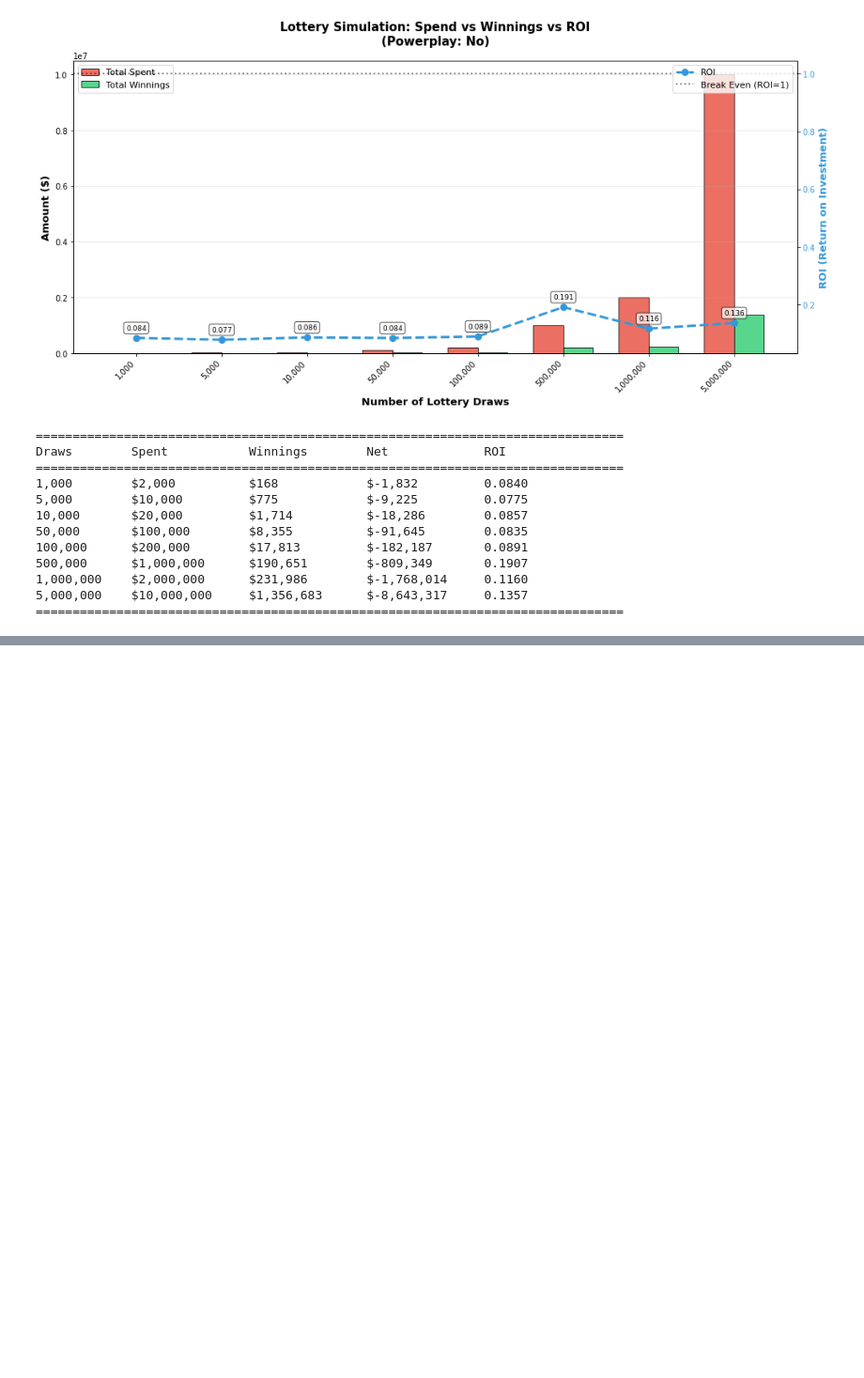
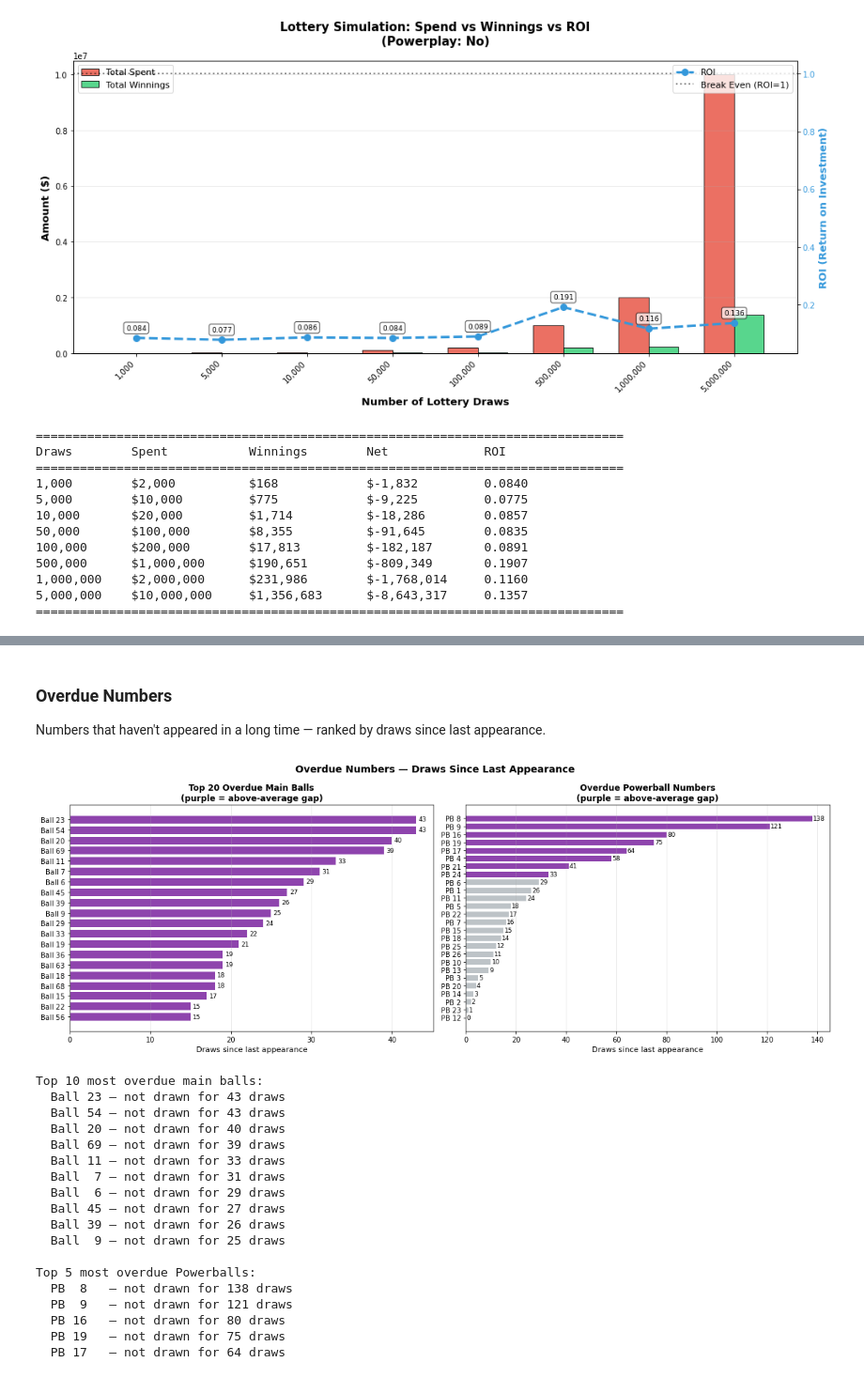
Before and after one commit to juileebhosale/Lottery_Simulator, a Jupyter notebook: Lottery Simulator.ipynb, the cells around one changed output, grey strips where cells are left out. Shown at 94% size. Drawn from its saved outputs; the diff is of its cells as text; code cells hidden in the pictures; blank space fills up the shorter version.

```diff
--- a/Lottery Simulator.ipynb
+++ b/Lottery Simulator.ipynb
@@ -303,0 +463,79 @@ Draws        Spent           Winnings        Net             ROI
+# %% [markdown]
+### Overdue Numbers
+Numbers that haven't appeared in a long time — ranked by draws since last appearance.
+# %%
+total_draws = len(df)
+
+def draws_since_last(ball_cols, pool_size):
+    last_seen = {}
+    for i, row in df.iterrows():
+        for col in ball_cols:
+            last_seen[int(row[col])] = i
+    return {num: (total_draws - 1 - last_seen.get(num, -1)) for num in range(1, pool_size + 1)}
+
+main_overdue = draws_since_last(main_cols, 69)
+pb_overdue   = draws_since_last(['Powerball'], 26)
+
+# Sort by most overdue
+main_overdue_sorted = sorted(main_overdue.items(), key=lambda x: x[1], reverse=True)
+pb_overdue_sorted   = sorted(pb_overdue.items(),   key=lambda x: x[1], reverse=True)
+
+fig, axes = plt.subplots(1, 2, figsize=(16, 6))
+
+# Main balls — top 20 most overdue
+top20_main = main_overdue_sorted[:20]
+nums_m, gaps_m = zip(*top20_main)
+colors_m = ['#8e44ad' if g > np.mean(list(main_overdue.values())) else '#bdc3c7' for g in gaps_m]
+axes[0].barh(range(len(nums_m)), gaps_m, color=colors_m, edgecolor='white')
+axes[0].set_yticks(range(len(nums_m)))
+axes[0].set_yticklabels([f'Ball {n}' for n in nums_m])
+axes[0].invert_yaxis()
+axes[0].set_xlabel('Draws since last appearance', fontsize=11)
+axes[0].set_title('Top 20 Overdue Main Balls\n(purple = above-average gap)', fontsize=12, fontweight='bold')
+axes[0].grid(axis='x', alpha=0.3)
+for i, v in enumerate(gaps_m):
+    axes[0].text(v + 0.3, i, str(v), va='center', fontsize=9)
+
+# Powerball — all 26
+nums_p, gaps_p = zip(*pb_overdue_sorted)
+colors_p = ['#8e44ad' if g > np.mean(list(pb_overdue.values())) else '#bdc3c7' for g in gaps_p]
+axes[1].barh(range(len(nums_p)), gaps_p, color=colors_p, edgecolor='white')
+axes[1].set_yticks(range(len(nums_p)))
+axes[1].set_yticklabels([f'PB {n}' for n in nums_p])
+axes[1].invert_yaxis()
+axes[1].set_xlabel('Draws since last appearance', fontsize=11)
+axes[1].set_title('Overdue Powerball Numbers\n(purple = above-average gap)', fontsize=12, fontweight='bold')
+axes[1].grid(axis='x', alpha=0.3)
+for i, v in enumerate(gaps_p):
+    axes[1].text(v + 0.3, i, str(v), va='center', fontsize=9)
+
+plt.suptitle('Overdue Numbers — Draws Since Last Appearance', fontsize=14, fontweight='bold')
+plt.tight_layout()
+plt.show()
+
+print("\nTop 10 most overdue main balls:")
+for num, gap in main_overdue_sorted[:10]:
+    print(f"  Ball {num:2d} — not drawn for {gap} draws")
+print("\nTop 5 most overdue Powerballs:")
+for num, gap in pb_overdue_sorted[:5]:
+    print(f"  PB {num:2d}   — not drawn for {gap} draws")
+# %% [output]
+[figure, added]
+Top 10 most overdue main balls:
+  Ball 23 — not drawn for 43 draws
+  Ball 54 — not drawn for 43 draws
+  Ball 20 — not drawn for 40 draws
+  Ball 69 — not drawn for 39 draws
+  Ball 11 — not drawn for 33 draws
+  Ball  7 — not drawn for 31 draws
+  Ball  6 — not drawn for 29 draws
+  Ball 45 — not drawn for 27 draws
+  Ball 39 — not drawn for 26 draws
+  Ball  9 — not drawn for 25 draws
+
+Top 5 most overdue Powerballs:
+  PB  8   — not drawn for 138 draws
+  PB  9   — not drawn for 121 draws
+  PB 16   — not drawn for 80 draws
+  PB 19   — not drawn for 75 draws
+  PB 17   — not drawn for 64 draws
```
Also changed, not shown: parts of 10 cells of this notebook.
